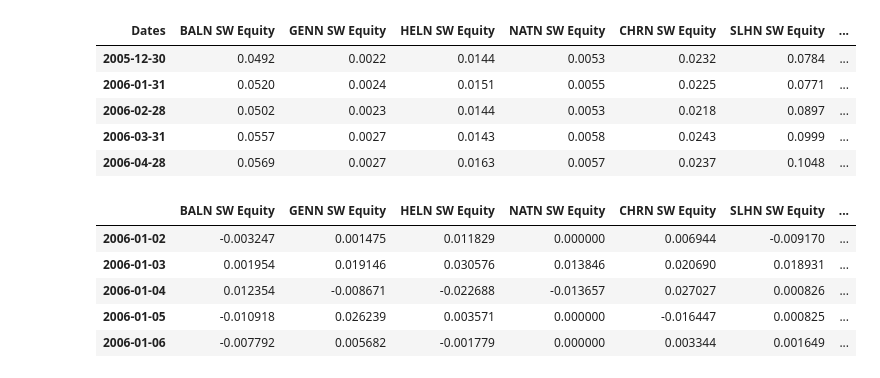
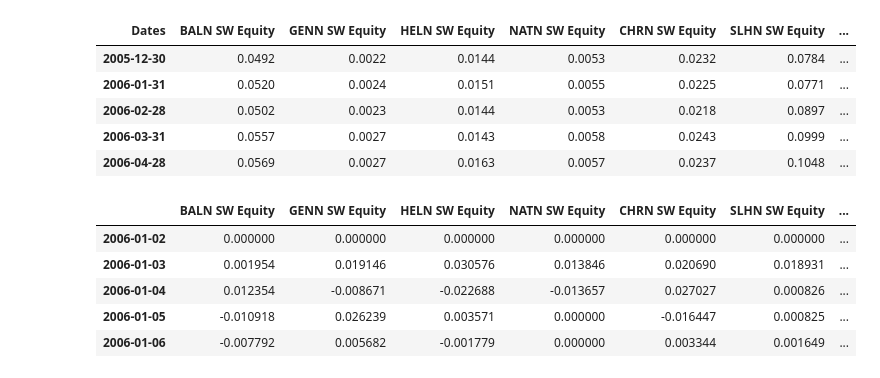
Before and after one commit to lacoupe/BCVS, a Jupyter notebook: SW/SW_data.ipynb, the cells around one changed output. Drawn from its saved outputs; the diff is of its cells as text; code cells hidden in the pictures.

```diff
--- a/SW/SW_data.ipynb
+++ b/SW/SW_data.ipynb
@@ -55,10 +50,11 @@ indice_weight.head()
 # %%
 tickers_perf = pd.read_excel('SW_data/Insurances.xlsx', sheet_name='performance', skiprows=[0,1,2,4,5,6], index_col=0)
 tickers_perf = tickers_perf / 100
+tickers_perf.iloc[0] = 0
 tickers_perf.head()
 # %% [output]
 |  | BALN SW Equity | GENN SW Equity | HELN SW Equity | NATN SW Equity | CHRN SW Equity | SLHN SW Equity | ... |
-| 2006-01-02 | -0.003247 | 0.001475 | 0.011829 | 0.000000 | 0.006944 | -0.009170 | ... |
+| 2006-01-02 | 0.000000 | 0.000000 | 0.000000 | 0.000000 | 0.000000 | 0.000000 | ... |
 | 2006-01-03 | 0.001954 | 0.019146 | 0.030576 | 0.013846 | 0.020690 | 0.018931 | ... |
 | 2006-01-04 | 0.012354 | -0.008671 | -0.022688 | -0.013657 | 0.027027 | 0.000826 | ... |
 | 2006-01-05 | -0.010918 | 0.026239 | 0.003571 | 0.000000 | -0.016447 | 0.000825 | ... |
```
Also changed, not shown: parts of 26 cells of this notebook, 2 other files.
